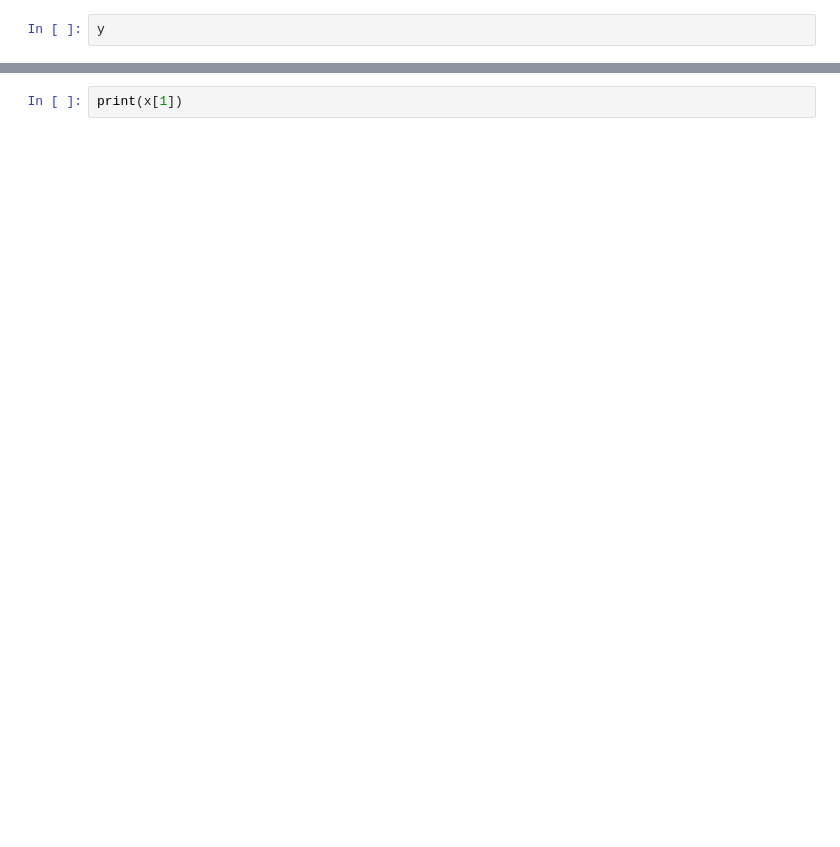
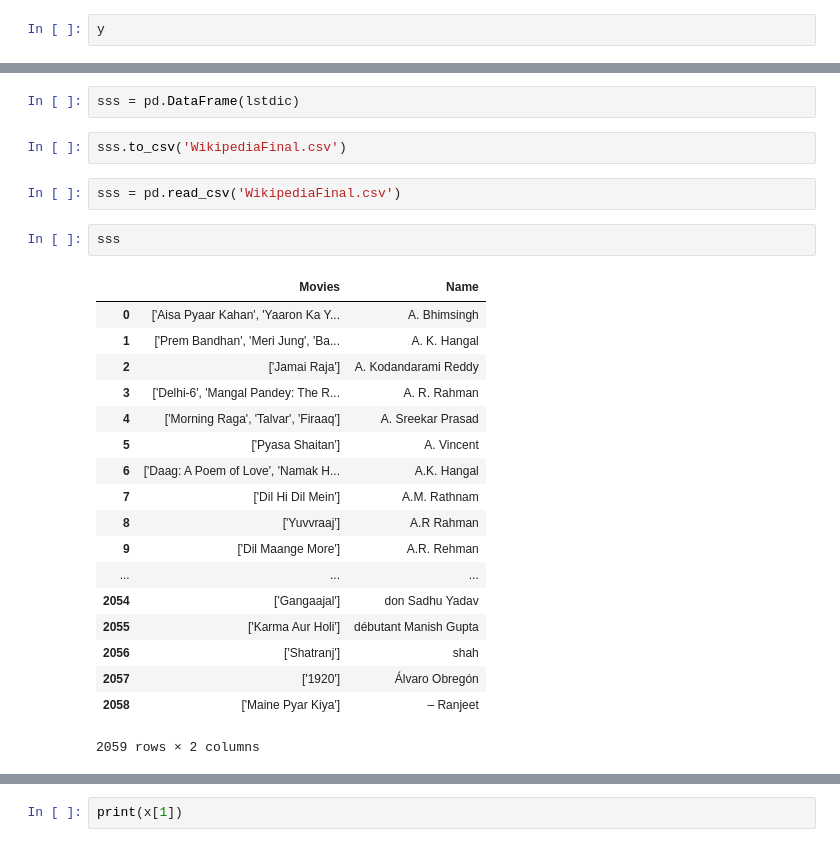
Before and after one commit to AbhilashRN/Walrus, a Jupyter notebook: concept.ipynb, the cells around one changed output, grey strips where cells are left out. Cells and saved outputs as stored; diff of their text form; blank space fills up the shorter version.

```diff
--- a/concept.ipynb
+++ b/concept.ipynb
@@ -540,0 +683,27 @@ print(tab_of_movies)
+# %%
+sss = pd.DataFrame(lstdic)
+# %%
+sss.to_csv('WikipediaFinal.csv')
+# %%
+sss = pd.read_csv('WikipediaFinal.csv')
+# %%
+sss
+# %% [output]
+|  | Movies | Name |
+| 0 | ['Aisa Pyaar Kahan', 'Yaaron Ka Y... | A. Bhimsingh |
+| 1 | ['Prem Bandhan', 'Meri Jung', 'Ba... | A. K. Hangal |
+| 2 | ['Jamai Raja'] | A. Kodandarami Reddy |
+| 3 | ['Delhi-6', 'Mangal Pandey: The R... | A. R. Rahman |
+| 4 | ['Morning Raga', 'Talvar', 'Firaaq'] | A. Sreekar Prasad |
+| 5 | ['Pyasa Shaitan'] | A. Vincent |
+| 6 | ['Daag: A Poem of Love', 'Namak H... | A.K. Hangal |
+| 7 | ['Dil Hi Dil Mein'] | A.M. Rathnam |
+| 8 | ['Yuvvraaj'] | A.R Rahman |
+| 9 | ['Dil Maange More'] | A.R. Rehman |
+| ... | ... | ... |
+| 2054 | ['Gangaajal'] | don Sadhu Yadav |
+| 2055 | ['Karma Aur Holi'] | débutant Manish Gupta |
+| 2056 | ['Shatranj'] | shah |
+| 2057 | ['1920'] | Álvaro Obregón |
+| 2058 | ['Maine Pyar Kiya'] | – Ranjeet |
+2059 rows × 2 columns
```
Also changed, not shown: parts of 43 cells of this notebook, 9 other files.
